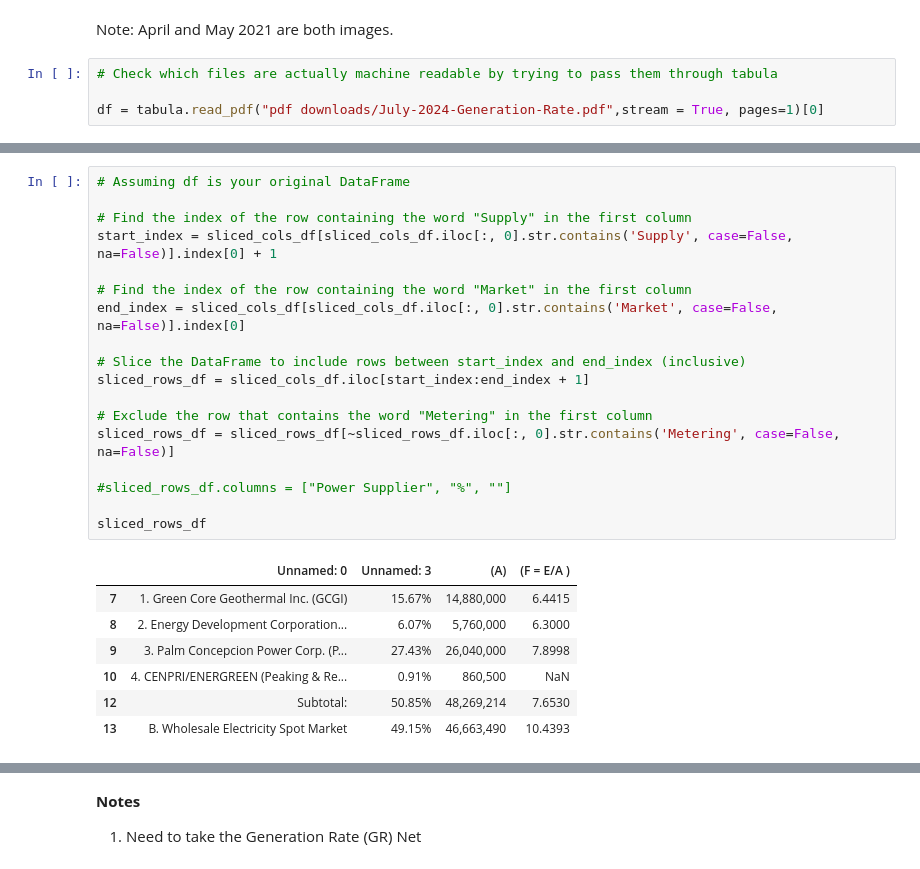
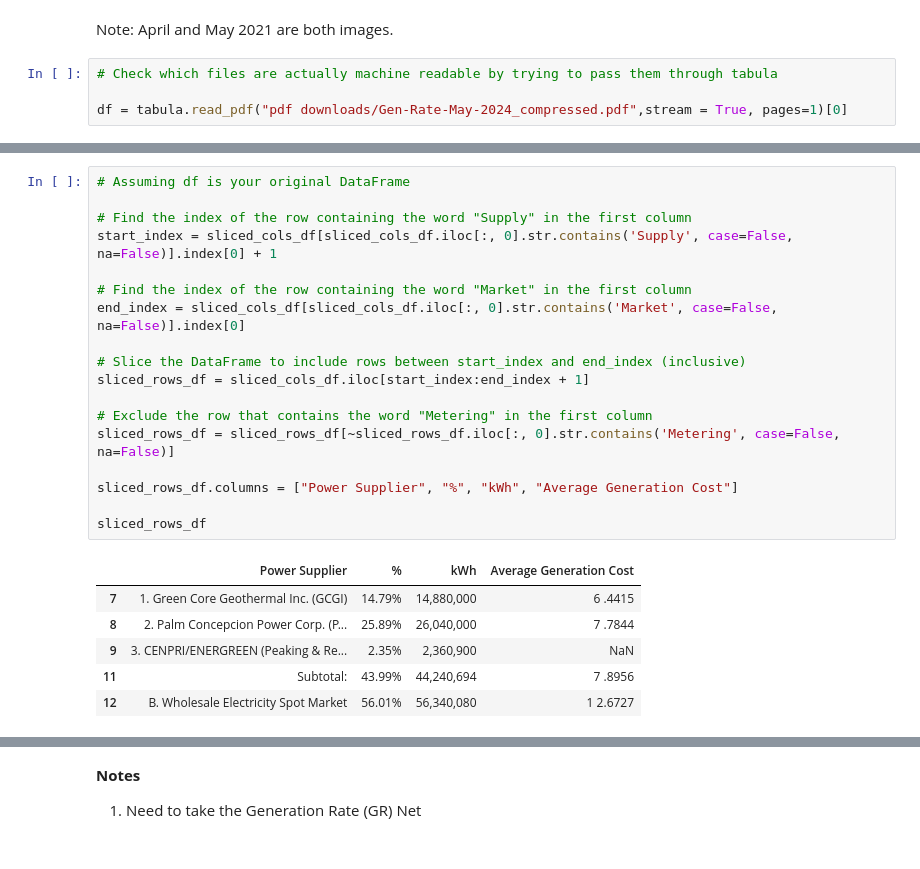
Before and after one commit to andreasenson/Scrape-DU-Generation-Charge, a Jupyter notebook: CENECO/scrape_CENECO.ipynb, the cells around one changed output, grey strips where cells are left out. Saved outputs shown, nothing was run; the diff lists cells and outputs as text.

Commit message:
added Generation Charge column

```diff
--- a/CENECO/scrape_CENECO.ipynb
+++ b/CENECO/scrape_CENECO.ipynb
@@ -192,7 +192,7 @@ Note: April and May 2021 are both images.
 # %%
 # Check which files are actually machine readable by trying to pass them through tabula
 
-df = tabula.read_pdf("pdf downloads/July-2024-Generation-Rate.pdf",stream = True, pages=1)[0]
+df = tabula.read_pdf("pdf downloads/Gen-Rate-May-2024_compressed.pdf",stream = True, pages=1)[0]
 # %%
 df
 # %% [output]
@@ -252,26 +252,25 @@ sliced_cols_df
 # %%
 # Assuming df is your original DataFrame
 
 # Find the index of the row containing the word "Supply" in the first column
 start_index = sliced_cols_df[sliced_cols_df.iloc[:, 0].str.contains('Supply', case=False, na=False)].index[0] + 1
 
 # Find the index of the row containing the word "Market" in the first column
 end_index = sliced_cols_df[sliced_cols_df.iloc[:, 0].str.contains('Market', case=False, na=False)].index[0]
 
 # Slice the DataFrame to include rows between start_index and end_index (inclusive)
 sliced_rows_df = sliced_cols_df.iloc[start_index:end_index + 1]
 
 # Exclude the row that contains the word "Metering" in the first column
 sliced_rows_df = sliced_rows_df[~sliced_rows_df.iloc[:, 0].str.contains('Metering', case=False, na=False)]
 
-#sliced_rows_df.columns = ["Power Supplier", "%", ""]
+sliced_rows_df.columns = ["Power Supplier", "%", "kWh", "Average Generation Cost"]
 
 sliced_rows_df
 # %% [output]
-|  | Unnamed: 0 | Unnamed: 3 | (A) | (F = E/A ) |
-| 7 | 1. Green Core Geothermal Inc. (GCGI) | 15.67% | 14,880,000 | 6.4415 |
-| 8 | 2. Energy Development Corporation... | 6.07% | 5,760,000 | 6.3000 |
-| 9 | 3. Palm Concepcion Power Corp. (P... | 27.43% | 26,040,000 | 7.8998 |
-| 10 | 4. CENPRI/ENERGREEN (Peaking & Re... | 0.91% | 860,500 | NaN |
-| 12 | Subtotal: | 50.85% | 48,269,214 | 7.6530 |
-| 13 | B. Wholesale Electricity Spot Market | 49.15% | 46,663,490 | 10.4393 |
+|  | Power Supplier | % | kWh | Average Generation Cost |
+| 7 | 1. Green Core Geothermal Inc. (GCGI) | 14.79% | 14,880,000 | 6 .4415 |
+| 8 | 2. Palm Concepcion Power Corp. (P... | 25.89% | 26,040,000 | 7 .7844 |
+| 9 | 3. CENPRI/ENERGREEN (Peaking & Re... | 2.35% | 2,360,900 | NaN |
+| 11 | Subtotal: | 43.99% | 44,240,694 | 7 .8956 |
+| 12 | B. Wholesale Electricity Spot Market | 56.01% | 56,340,080 | 1 2.6727 |
```
Also changed, not shown: parts of 5 cells of this notebook.
